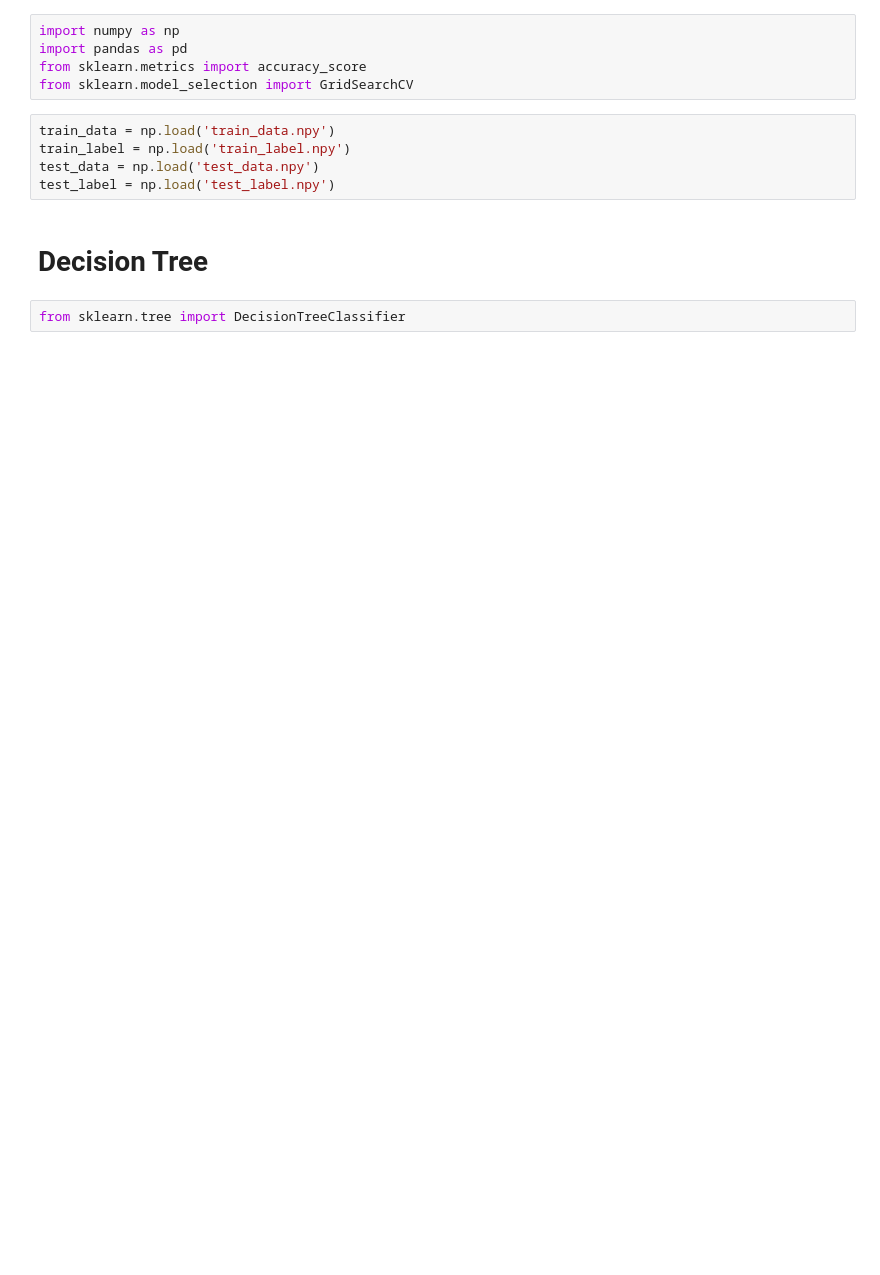
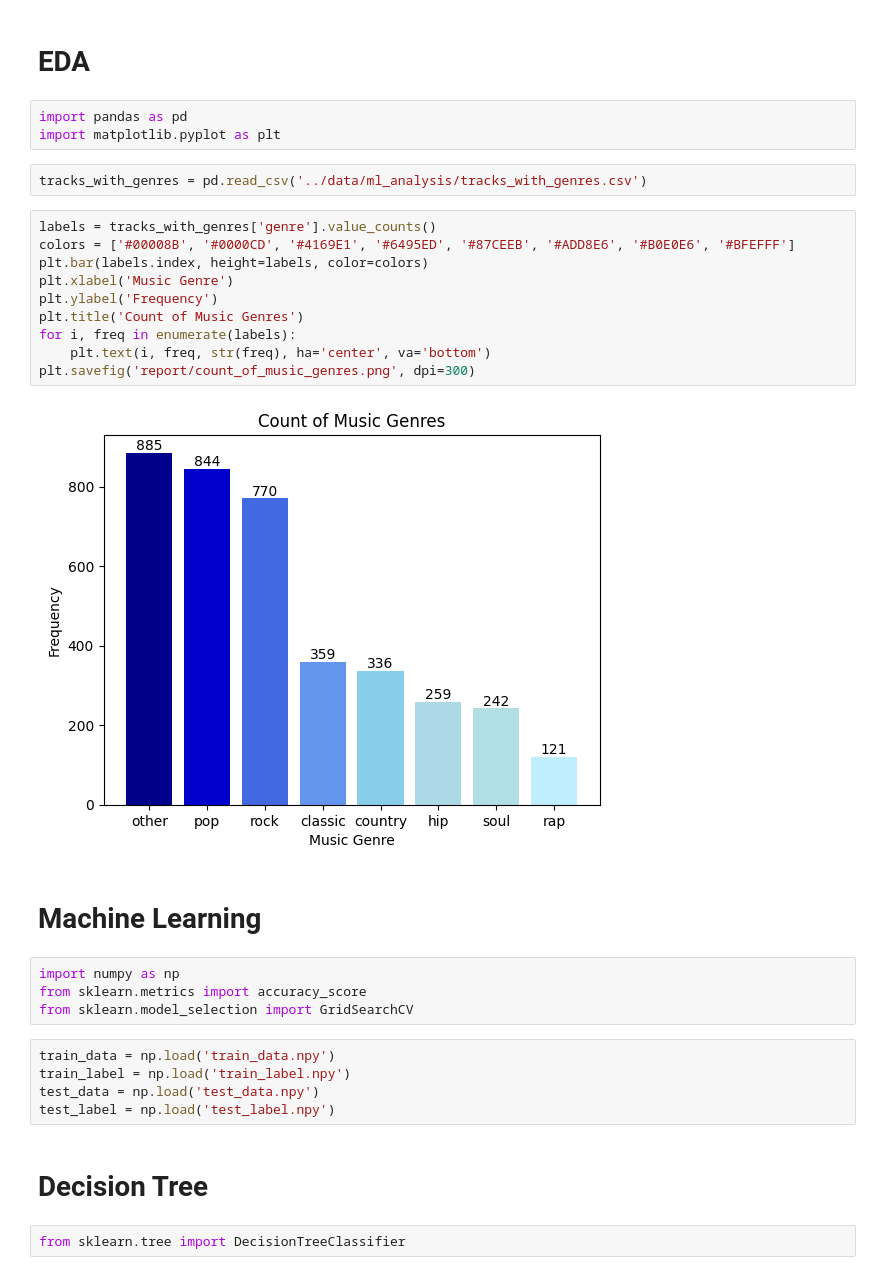
Before and after one commit to BullDF/JSC370_project, a Jupyter notebook: ml_analysis/analysis.ipynb, the cells around one changed output. Saved outputs shown, nothing was run; the diff lists cells and outputs as text; blank space fills up the shorter version.

```diff
--- a/ml_analysis/analysis.ipynb
+++ b/ml_analysis/analysis.ipynb
@@ -1,6 +1,26 @@
+# %% [markdown]
+# EDA
+# %%
+import pandas as pd
+import matplotlib.pyplot as plt
+# %%
+tracks_with_genres = pd.read_csv('../data/ml_analysis/tracks_with_genres.csv')
+# %%
+labels = tracks_with_genres['genre'].value_counts()
+colors = ['#00008B', '#0000CD', '#4169E1', '#6495ED', '#87CEEB', '#ADD8E6', '#B0E0E6', '#BFEFFF']
+plt.bar(labels.index, height=labels, color=colors)
+plt.xlabel('Music Genre')
+plt.ylabel('Frequency')
+plt.title('Count of Music Genres')
+for i, freq in enumerate(labels):
+    plt.text(i, freq, str(freq), ha='center', va='bottom')
+plt.savefig('report/count_of_music_genres.png', dpi=300)
+# %% [output]
+[figure, added]
+# %% [markdown]
+# Machine Learning
 # %%
 import numpy as np
-import pandas as pd
 from sklearn.metrics import accuracy_score
 from sklearn.model_selection import GridSearchCV
 # %%
```
Also changed, not shown: parts of 9 cells of this notebook.
